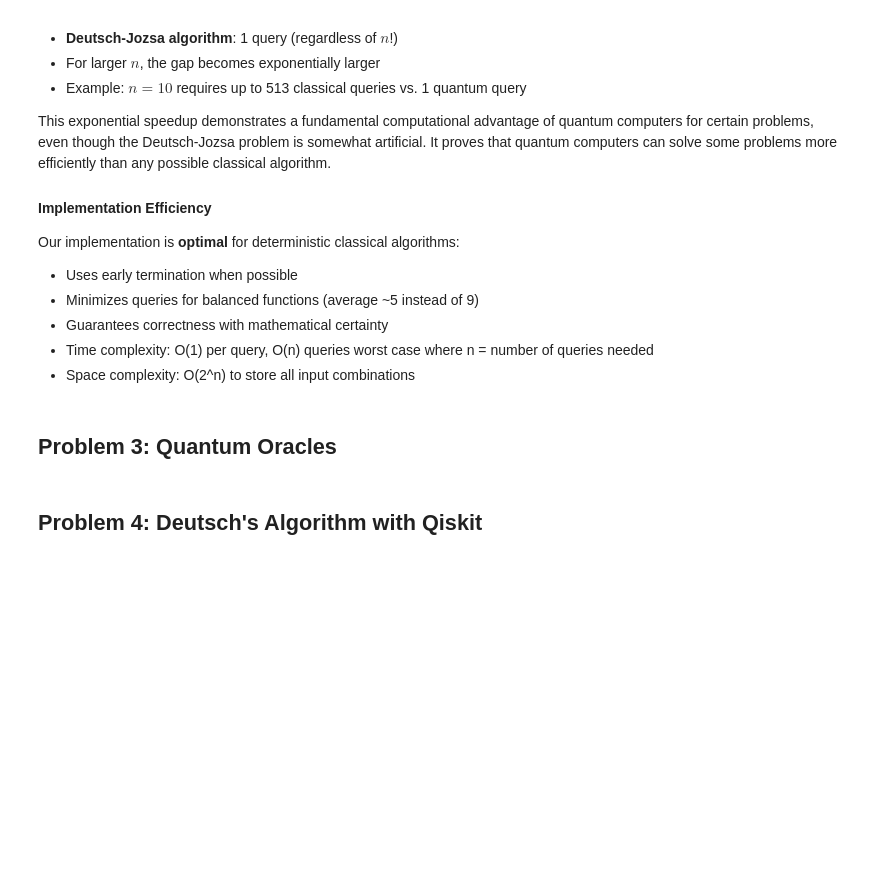
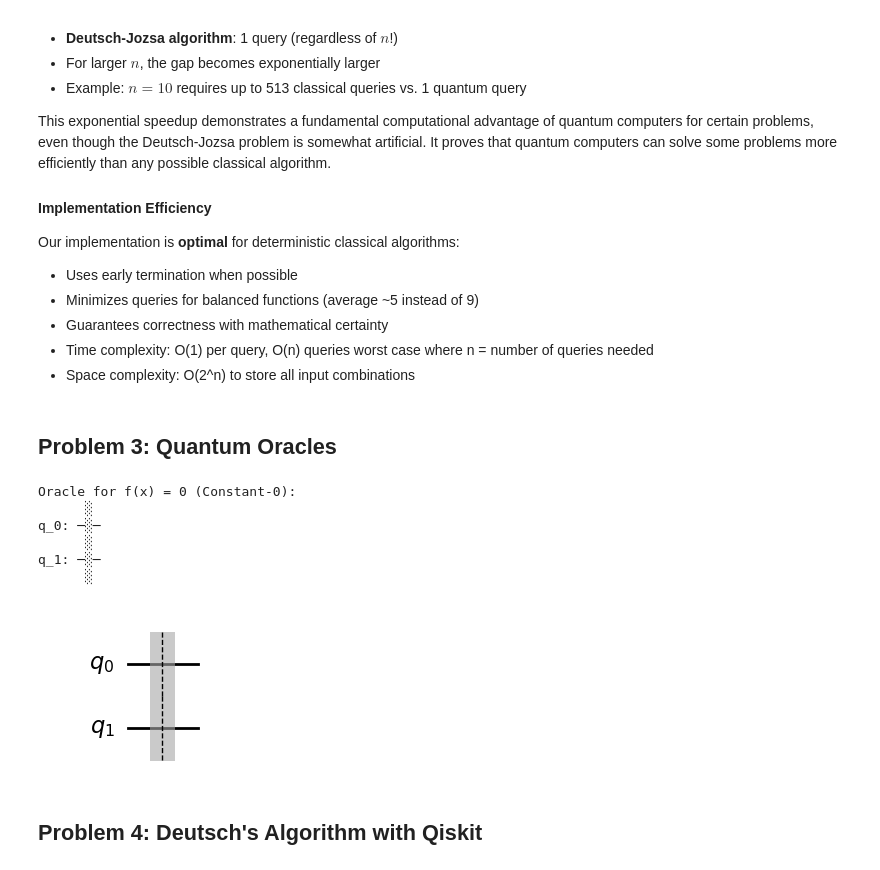
Before and after one commit to haroldlaw/Emerging-Technologies, a Jupyter notebook: problems.ipynb, the cells around one changed output. Drawn from its saved outputs; the diff is of its cells as text; code cells hidden in the pictures; blank space fills up the shorter version.

Commit message:
implement first oracle function in problem 3

```diff
--- a/problems.ipynb
+++ b/problems.ipynb
@@ -636,6 +641,53 @@ Our implementation is **optimal** for deterministic classical algorithms:
 - Space complexity: O(2^n) to store all input combinations
 # %% [markdown]
 ## Problem 3: Quantum Oracles
+# %%
+def constant_0_oracle():
+    """
+    Creates a quantum oracle for the constant-0 function: f(x) = 0.
+
+    This function always returns 0, so the oracle leaves the output
+    qubit unchanged. Implements: |x⟩|y⟩ → |x⟩|y ⊕ 0⟩ = |x⟩|y⟩
+
+    Returns:
+        QuantumCircuit: A 2-qubit circuit implementing the constant-0 oracle.
+                       Qubit 0: input qubit x
+                       Qubit 1: output qubit y
+
+    Circuit: (empty - identity operation)
+        q_0: ─────
+
+        q_1: ─────
+    """
+    # Create a quantum circuit with 2 qubits
+    # Qubit 0 is the input qubit (x)
+    # Qubit 1 is the output/target qubit (y)
+    # See: https://qiskit.org/documentation/stubs/qiskit.circuit.QuantumCircuit.html
+    qc = QuantumCircuit(2, name='f(x)=0')
+
+    # For constant-0, no gates needed since y ⊕ 0 = y (identity operation)
+    # The circuit does nothing, which is correct for this oracle
+
+    # Add a barrier for visual clarity in circuit diagrams
+    # Barriers don't affect computation but help organize circuit visualization
+    # See: https://qiskit.org/documentation/stubs/qiskit.circuit.QuantumCircuit.barrier.html
+    qc.barrier()
+
+    return qc
+
+# Create and display the oracle
+oracle_const_0 = constant_0_oracle()
+print("Oracle for f(x) = 0 (Constant-0):")
+print(oracle_const_0)
+oracle_const_0.draw('mpl', style='iqp')
+# %% [output]
+Oracle for f(x) = 0 (Constant-0):
+      ░
+q_0: ─░─
+      ░
+q_1: ─░─
+      ░
+[figure, added]
 # %% [markdown]
 ## Problem 4: Deutsch's Algorithm with Qiskit
 # %% [markdown]
```
Also changed, not shown: parts of 6 cells of this notebook.
